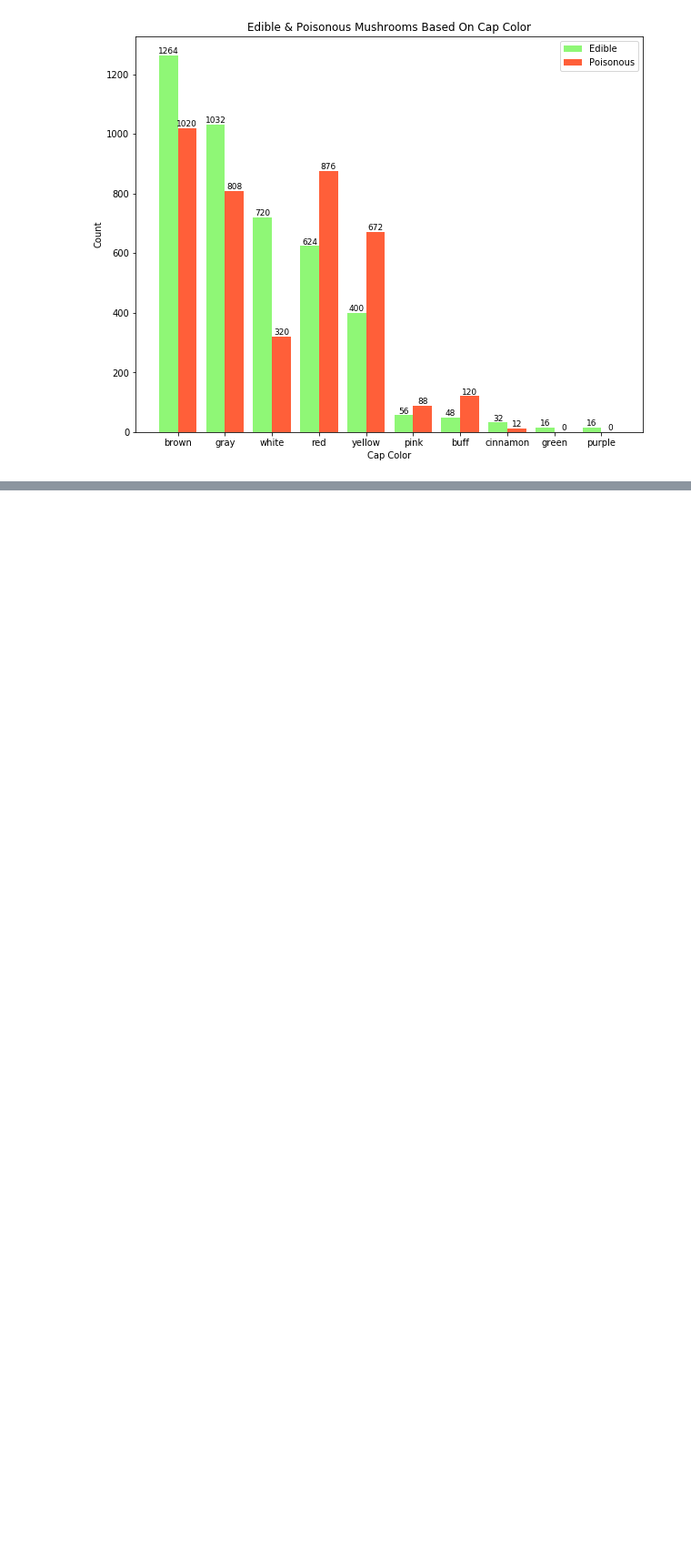
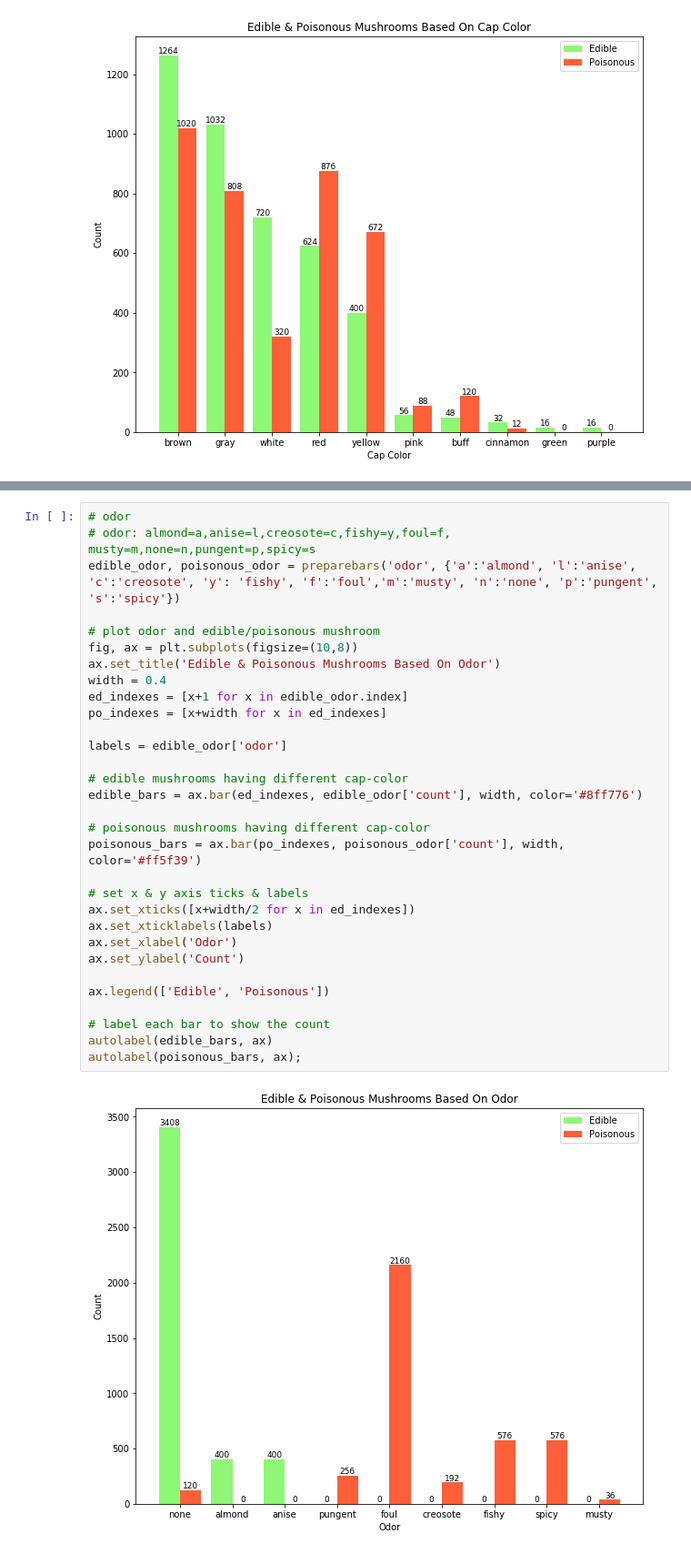
Before and after one commit to yuvrajpandya/ScikitLearn, a Jupyter notebook: KNN/Mushroom Prediction.ipynb, the cells around one changed output, grey strips where cells are left out. Shown at 91% size. Saved outputs shown, nothing was run; the diff lists cells and outputs as text; blank space fills up the shorter version.

Commit message:
edible & poisonous mushrooms based on odor

```diff
--- a/KNN/Mushroom Prediction.ipynb
+++ b/KNN/Mushroom Prediction.ipynb
@@ -265,0 +272,33 @@ autolabel(poisonous_bars, ax);
+# %%
+# odor
+# odor: almond=a,anise=l,creosote=c,fishy=y,foul=f, musty=m,none=n,pungent=p,spicy=s
+edible_odor, poisonous_odor = preparebars('odor', {'a':'almond', 'l':'anise', 'c':'creosote', 'y': 'fishy', 'f':'foul','m':'musty', 'n':'none', 'p':'pungent', 's':'spicy'})
+
+# plot odor and edible/poisonous mushroom
+fig, ax = plt.subplots(figsize=(10,8))
+ax.set_title('Edible & Poisonous Mushrooms Based On Odor')
+width = 0.4
+ed_indexes = [x+1 for x in edible_odor.index]
+po_indexes = [x+width for x in ed_indexes]
+
+labels = edible_odor['odor']
+
+# edible mushrooms having different cap-color
+edible_bars = ax.bar(ed_indexes, edible_odor['count'], width, color='#8ff776')
+
+# poisonous mushrooms having different cap-color
+poisonous_bars = ax.bar(po_indexes, poisonous_odor['count'], width, color='#ff5f39')
+
+# set x & y axis ticks & labels
+ax.set_xticks([x+width/2 for x in ed_indexes])
+ax.set_xticklabels(labels)
+ax.set_xlabel('Odor')
+ax.set_ylabel('Count')
+
+ax.legend(['Edible', 'Poisonous'])
+
+# label each bar to show the count
+autolabel(edible_bars, ax)
+autolabel(poisonous_bars, ax);
+# %% [output]
+[figure, added]
```
Also changed, not shown: parts of 1 cell of this notebook.
